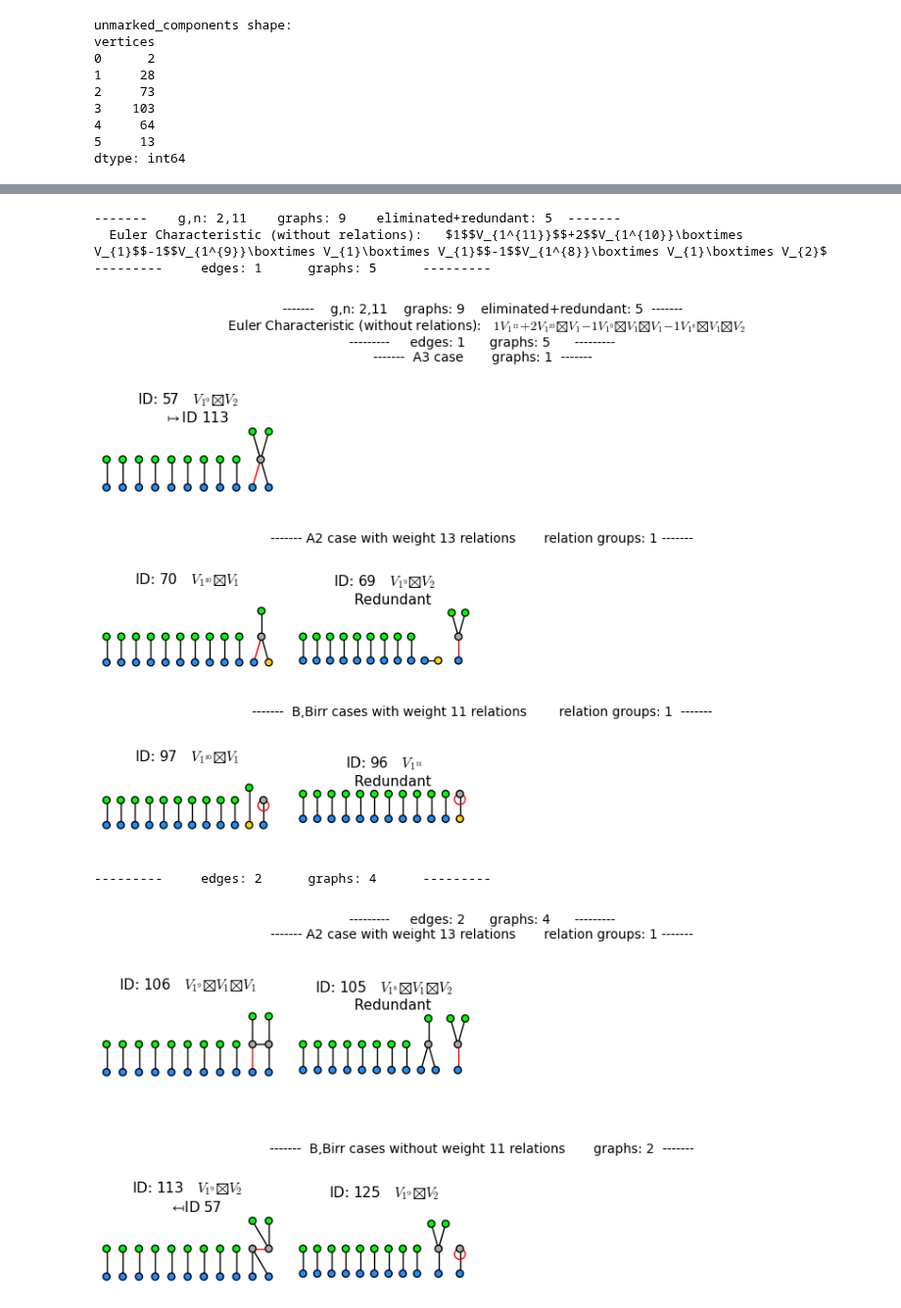
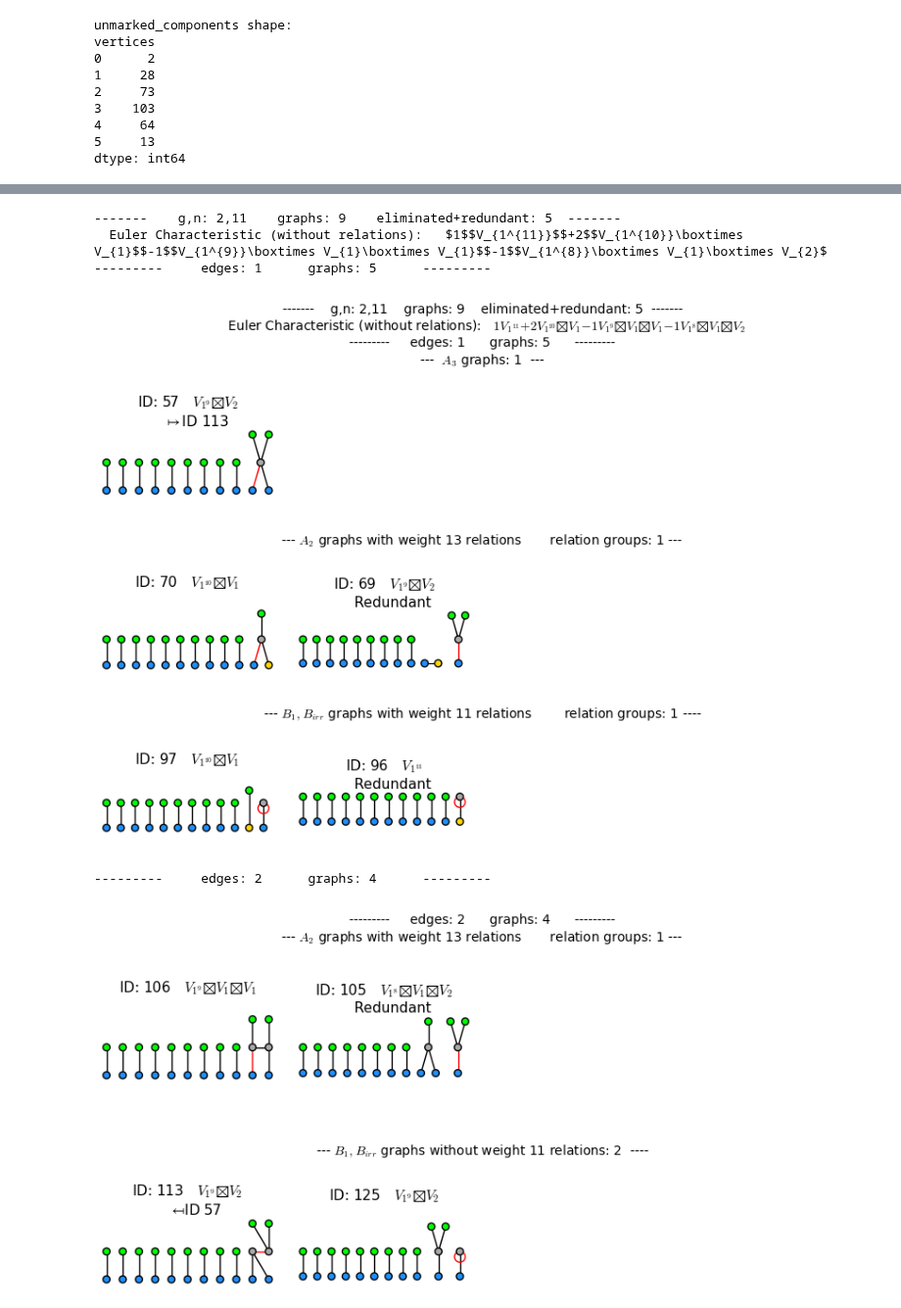
Before and after one commit to bellimarco/Getzler-Kapranov-Graph-Cohomology-Computations-in-weight-13, a Jupyter notebook: MBELLI_Main.ipynb, the cells around one changed output, grey strips where cells are left out. Shown at 98% size. Saved outputs shown, nothing was run; the diff lists cells and outputs as text; code cells hidden in the pictures.

```diff
--- a/MBELLI_Main.ipynb
+++ b/MBELLI_Main.ipynb
@@ -760,0 +762,4 @@ for row in blowup_components.itertuples():
+# %%
+for row in blowup_components[blowup_components['graph'].apply(lambda G: G.excess<4 and G.odd==False and G.crossed and G.crossType=='A2' and G.eps>0 and G.g==0)].itertuples():
+    #break
+    row.graph.show(True,title=True,specht=True)
@@ -858,30 +876,21 @@ dtype: int64
-# %%
-for row in blowup_components[blowup_components['graph'].apply(lambda G: G.excess>0 and G.crossed and G.ome+G.eps==1 and G.g==0)].itertuples():
-    break
-    print(row)
-    row.graph.show(True,title=True,specht=True)
 # %%
-# Build collection of all components, up to isomorphism, up to odd symmetry, and up to relations (at least the ones that can be checked on the individual connected components).
+# Build the dataframe of blowup components that will be used later to construct all different blowup representations of graphs
 # When a list of these components is glued to the special vertex, they may still have odd symmetry (by permuting isomorphic components with odd edges) or relations due to the special vertex decoration in weight 13.
 
-# The dataframe of blowup_components that will be used later to construct all different blowup representations of graphs
 blowup_components_basis = blowup_components
-
 # relations 2 and 3b:  keep only blowup components which are contained in the basis of their respective relation2_group determined above
 blowup_components_basis = blowup_components_basis[blowup_components_basis['graph'].apply(lambda G: G.crossType!='B' or G.in_relation2_basis)]
-
 # A2 case with OO_HAIR: removed through weight 13 relations and 4ab relation
 blowup_components_basis = blowup_components_basis[blowup_components_basis['graph'].apply(lambda G: G.crossType!='A2' or OO_HAIR not in G.crossTypeA2_blowupComponents)]
-
-# odd symmetries are part of the relations created by coinvariants
+# odd symmetries
 blowup_components_basis = blowup_components_basis[(blowup_components_basis['odd']==False)]
 
 print('blowup_components_basis size: ')
 print(blowup_components_basis.groupby(['excess','g']).size())
 
-for G in blowup_components_basis[(blowup_components_basis['excess']<=2) & (blowup_components_basis['odd']==True)].itertuples():
-    break
-    G.graph.show(True)
+for G in blowup_components_basis[(blowup_components_basis['excess']==1) & (blowup_components_basis['crossed']==True)].itertuples():
+    #break
+    G.graph.show(name=True, title=True, specht=True)
 # %% [output]
 blowup_components_basis size:
 excess  g
@@ -1151,13 +1166,8 @@ def get_blowups(excess=None,partition=None,vertices=None,unmarkedComp_ID_set=Non
     if unmarkedComp_ID_set!=None: conditions = conditions & (frame['unmarkedComp_ID_set']==unmarkedComp_ID_set)
     return frame[conditions]
 
-#print(blowups[blowups['graph'].apply(lambda G: G.partition == [1,1,1] )].groupby(['vertices']).size())
 for row in blowups[blowups['graph'].apply(lambda G: G.excess==4 and G.n==2 and len(G.specht_sequence)==1)].itertuples():
     break
     row.graph.show(title=True,specht=True)
-
-for row in get_blowups(excess=2, crossType='BB').itertuples():
-    break
-    row.graph.show()
 # %%
 blowups_virtual = pd.DataFrame(columns=['excess','partition','gn_range','comp_ID_set','crossType','edges_plus_n','unmarkedComp_ID_set','A2Comp_ID_set','relation2groupID','graph','specht_sequence'])
@@ -1748,7 +1746,7 @@ h_pad = 0.2
 wspace = 0
 
 # show in the output or save to pdf file the list of virtual blowup representations of a given excess
-def plot_CompleteBlowups(g,n, save_pdf=False, show_differential=False, show_eliminated=True, force_show_relations=False, show_redundant=False):
+def plot_CompleteBlowups(g,n, save_pdf=False, show_differential=False, show_eliminated=True, force_show_relations=False, show_redundant=True):
     excess = 3*g-3+2*n-22
     pdf = {}
     if save_pdf:
@@ -1782,7 +1780,7 @@ def plot_CompleteBlowups(g,n, save_pdf=False, show_differential=False, show_elim
             graphics[-1].append(text(' ',(0,0),axes=False))
             count+=1
         if len(graphics)!=0:
-            title = (edge_title if first_edge_group else "") + f"-------  A3 case       graphs: {(edge_group['crossType']=='A').sum()}  -------"
+            title = (edge_title if first_edge_group else "") + f"---  {r'$A_3$'} graphs: {(edge_group['crossType']=='A').sum()}  ---"
             fig = plt.figure()
             fig.suptitle(title, fontsize=10)
             fig.set_size_inches(window_width,blowup_height*len(graphics)+window_height_buffer*(2 if first_edge_group else 1))
@@ -1808,7 +1806,7 @@ def plot_CompleteBlowups(g,n, save_pdf=False, show_differential=False, show_elim
                 graphics[-1].append(text(' ',(0,0),axes=False))
                 count+=1
         if len(graphics)!=0:
-            title = (edge_title if first_edge_group else "") + f"------- A2 case with weight 13 relations       relation groups: {len(get_relations13_groups(excess,edges+n,(g,n)))} -------"
+            title = (edge_title if first_edge_group else "") + f"--- {r'$A_2$'} graphs with weight 13 relations       relation groups: {len(get_relations13_groups(excess,edges+n,(g,n)))} ---"
             fig = plt.figure()
             fig.suptitle(title, fontsize=10)
             fig.set_size_inches(window_width,blowup_height*len(graphics)+window_height_buffer*(2 if first_edge_group else 1))
@@ -1833,7 +1831,7 @@ def plot_CompleteBlowups(g,n, save_pdf=False, show_differential=False, show_elim
             graphics[-1].append(text(' ',(0,0),axes=False))
             count+=1
         if len(graphics)!=0:
-            title = (edge_title if first_edge_group else "") + f"-------  B,Birr cases without weight 11 relations       graphs: {len(get_relations11_groups(excess,edges+n,(g,n),1))}  -------"
+            title = (edge_title if first_edge_group else "") + f"--- {r'$B_1,B_{irr}$'} graphs without weight 11 relations: {len(get_relations11_groups(excess,edges+n,(g,n),1))}  ----"
             fig = plt.figure()
             fig.suptitle(title, fontsize=10)
             fig.set_size_inches(window_width,blowup_height*len(graphics)+window_height_buffer*(2 if first_edge_group else 1))
@@ -1859,42 +1857,42 @@ def plot_CompleteBlowups(g,n, save_pdf=False, show_differential=False, show_elim
                 graphics[-1].append(text(' ',(0,0),axes=False))
                 count+=1
         if len(graphics)!=0:
-            title = (edge_title if first_edge_group else "") + f"-------  B,Birr cases with weight 11 relations        relation groups: {len(get_relations11_groups(excess,edges+n,(g,n),group_length=-1))}  -------"
+            title = (edge_title if first_edge_group else "") + f"--- {r'$B_1,B_{irr}$'} graphs with weight 11 relations        relation groups: {len(get_relations11_groups(excess,edges+n,(g,n),group_length=-1))} ----"
             fig = plt.figure()
             fig.suptitle(title, fontsize=10)
             fig.set_size_inches(window_width,blowup_height*len(graphics)+window_height_buffer*(2 if first_edge_group else 1))
             fig.get_layout_engine().set(w_pad=w_pad, h_pad=h_pad,wspace=wspace)
             first_edge_group = False
             graphics_array(graphics).matplotlib(figure=fig)
             if save_pdf: pdf.savefig(fig)
             else: plt.show()
             plt.close()
 
         # if no graphs where added from this edge group, print a blank page
         if first_edge_group:
             fig = plt.figure()
             fig.suptitle(edge_title, fontsize=10)
             fig.set_size_inches(window_width,window_height_buffer*2)
             first_edge_group = False
             fig.add_subplot(1,1,1).set_axis_off()
             if save_pdf: pdf.savefig(fig)
             else: plt.show()
             plt.close()
 
     if save_pdf: pdf.close()
 
 for e in range(1,MAX_EXCESS):
     for (g,n) in gn_table[4]:
         break
         plot_CompleteBlowups(g,n, show_differential=True, save_pdf=True, show_eliminated=False,force_show_relations=False, show_redundant=False)
 plot_CompleteBlowups(2,11, save_pdf=False, show_differential=True, show_eliminated=True, force_show_relations=False, show_redundant=True)
 # %% [output]
 -------    g,n: 2,11    graphs: 9    eliminated+redundant: 5  -------
   Euler Characteristic (without relations):   $1$$V_{1^{11}}$$+2$$V_{1^{10}}\boxtimes V_{1}$$-1$$V_{1^{9}}\boxtimes V_{1}\boxtimes V_{1}$$-1$$V_{1^{8}}\boxtimes V_{1}\boxtimes V_{2}$
 ---------     edges: 1      graphs: 5      ---------
-[figure, old version]
+[figure, new version]
-[figure, old version]
+[figure, new version]
-[figure, old version]
+[figure, new version]
 ---------     edges: 2      graphs: 4      ---------
-[figure, old version]
+[figure, new version]
-[figure, old version]
+[figure, new version]
```
Also changed, not shown: parts of 17 cells of this notebook, 6 other files.
